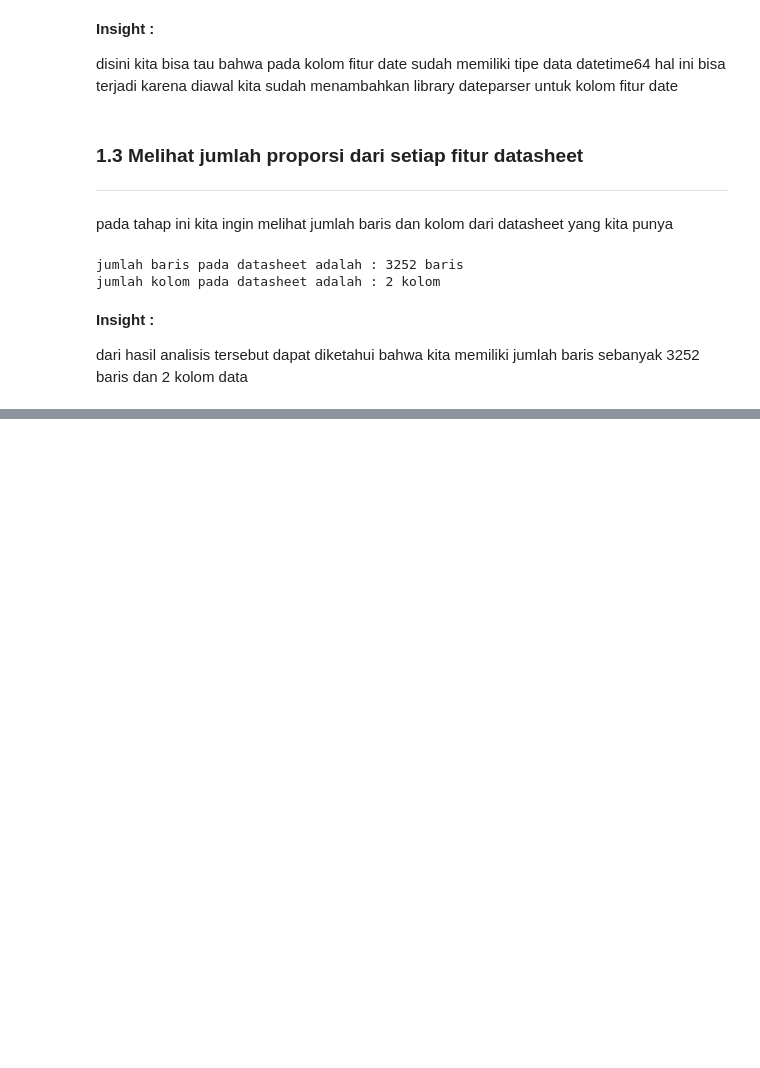
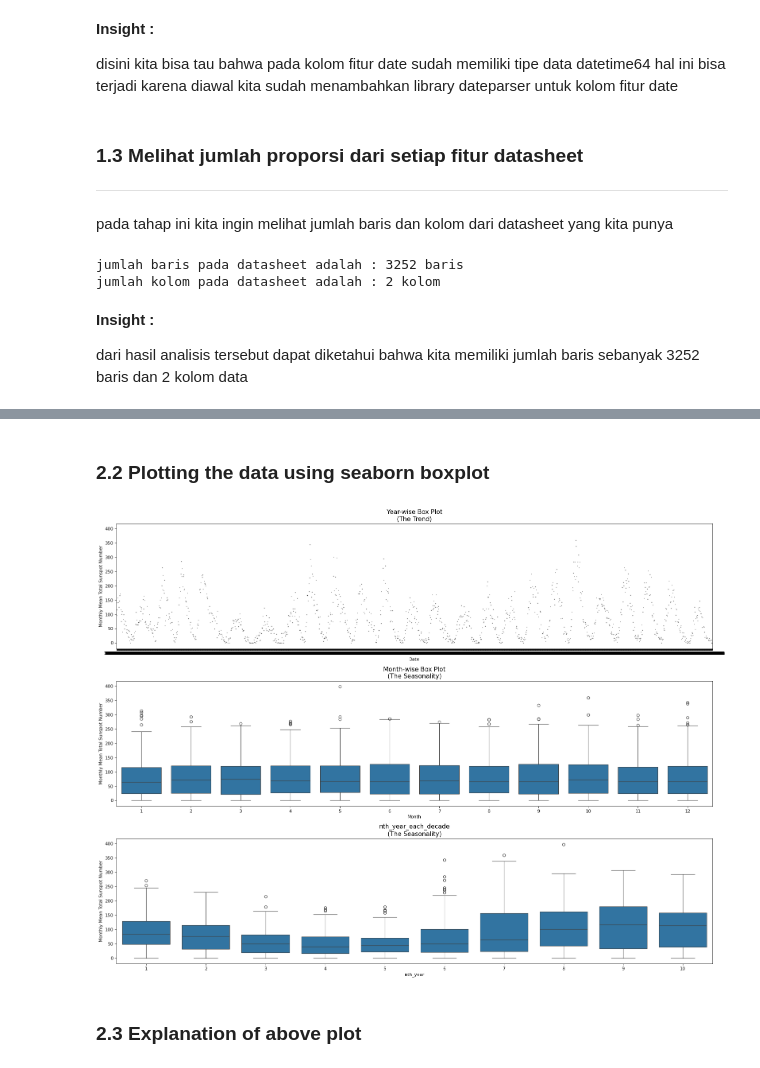
Before and after one commit to BlackBox-Ops/DS-Time-Series-Sunspot, a Jupyter notebook: notebooks/EDA.ipynb, the cells around one changed output, grey strips where cells are left out. Drawn from its saved outputs; the diff is of its cells as text; code cells hidden in the pictures; blank space fills up the shorter version.

```diff
--- a/notebooks/EDA.ipynb
+++ b/notebooks/EDA.ipynb
@@ -134,0 +139,4 @@ jumlah kolom pada datasheet adalah : 2 kolom
+# %%
+df_non_index = df.copy() # Making a copy of initial data.Both will be used as required
+# The 'df_non_index' dataframe is used for some exploratory data analysis
+# Later we will convert Date colum as index in  'df' dataframe
@@ -134,0 +152,3 @@ jumlah kolom pada datasheet adalah : 2 kolom
+# %%
+df_non_index['Month']=df_non_index.Date.dt.month
+df_non_index.head()
@@ -134,0 +169,4 @@ jumlah kolom pada datasheet adalah : 2 kolom
+# %%
+df_non_index['nth_year'] =[int(str(i)[3]) for i in (df_non_index.Date.dt.year)] # Note this is list comprehension
+df_non_index['nth_year'].replace(0,10,inplace=True)
+df_non_index.head(10)
@@ -134,0 +185,17 @@ jumlah kolom pada datasheet adalah : 2 kolom
+# %% [markdown]
+### **2.2 Plotting the data using seaborn boxplot**
+# %%
+fig, axes = plt.subplots(3, 1, figsize=(20,15), dpi= 80)
+sns.boxplot(x='Date', y='Monthly Mean Total Sunspot Number', data=df_non_index, ax=axes[0])
+sns.boxplot(x='Month', y='Monthly Mean Total Sunspot Number', data=df_non_index,ax = axes[1])
+sns.boxplot(x='nth_year', y='Monthly Mean Total Sunspot Number', data=df_non_index,ax = axes[2])
+# Set Title
+axes[0].set_title('Year-wise Box Plot\n(The Trend)', fontsize=14);
+axes[1].set_title('Month-wise Box Plot\n(The Seasonality)', fontsize=14)
+axes[2].set_title('nth_year_each_decade\n(The Seasonality)', fontsize=14)
+fig.tight_layout()
+plt.show()
+# %% [output]
+[figure, added]
+# %% [markdown]
+### **2.3 Explanation of above plot**
```
Also changed, not shown: parts of 12 cells of this notebook.
